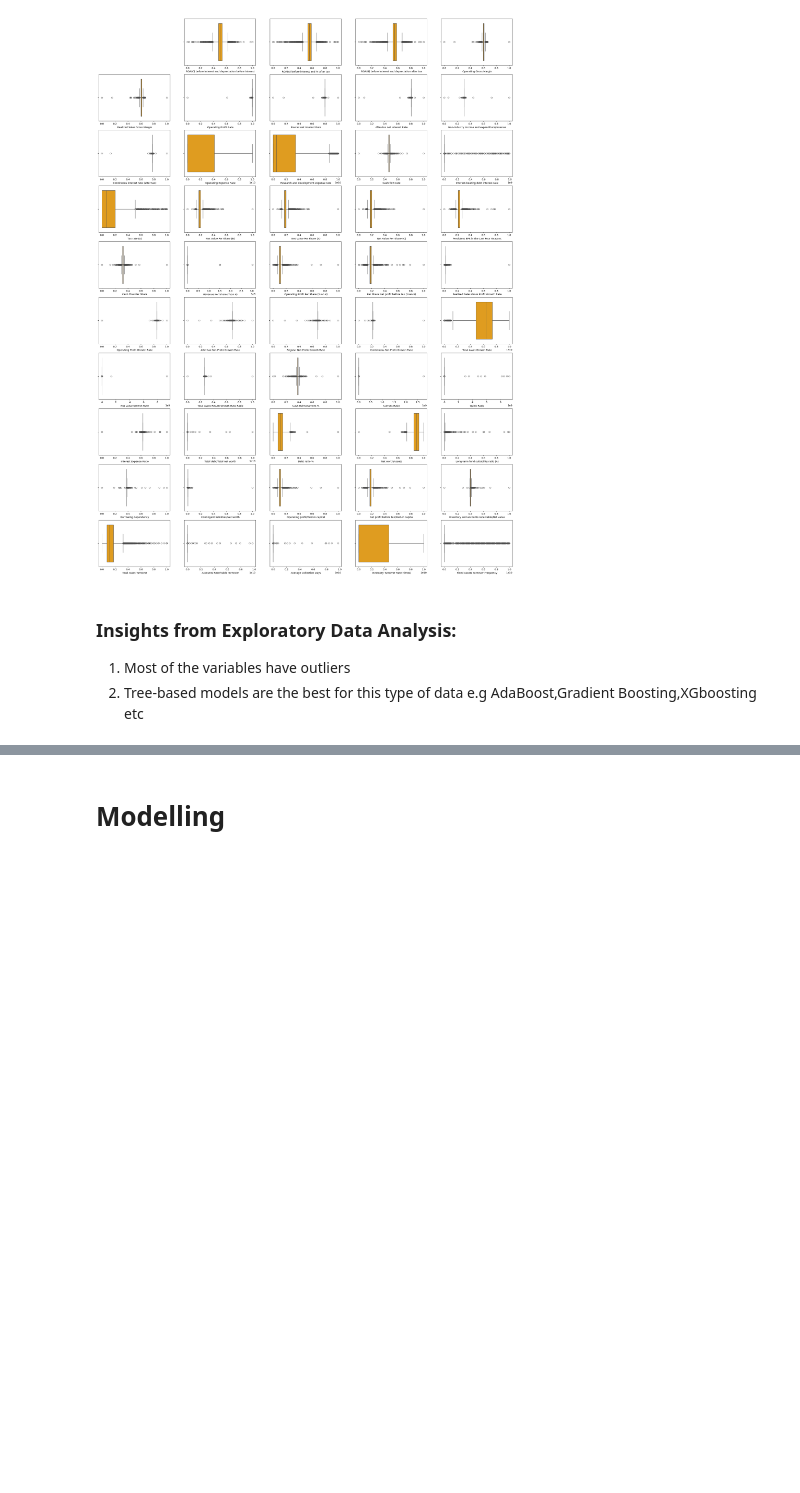
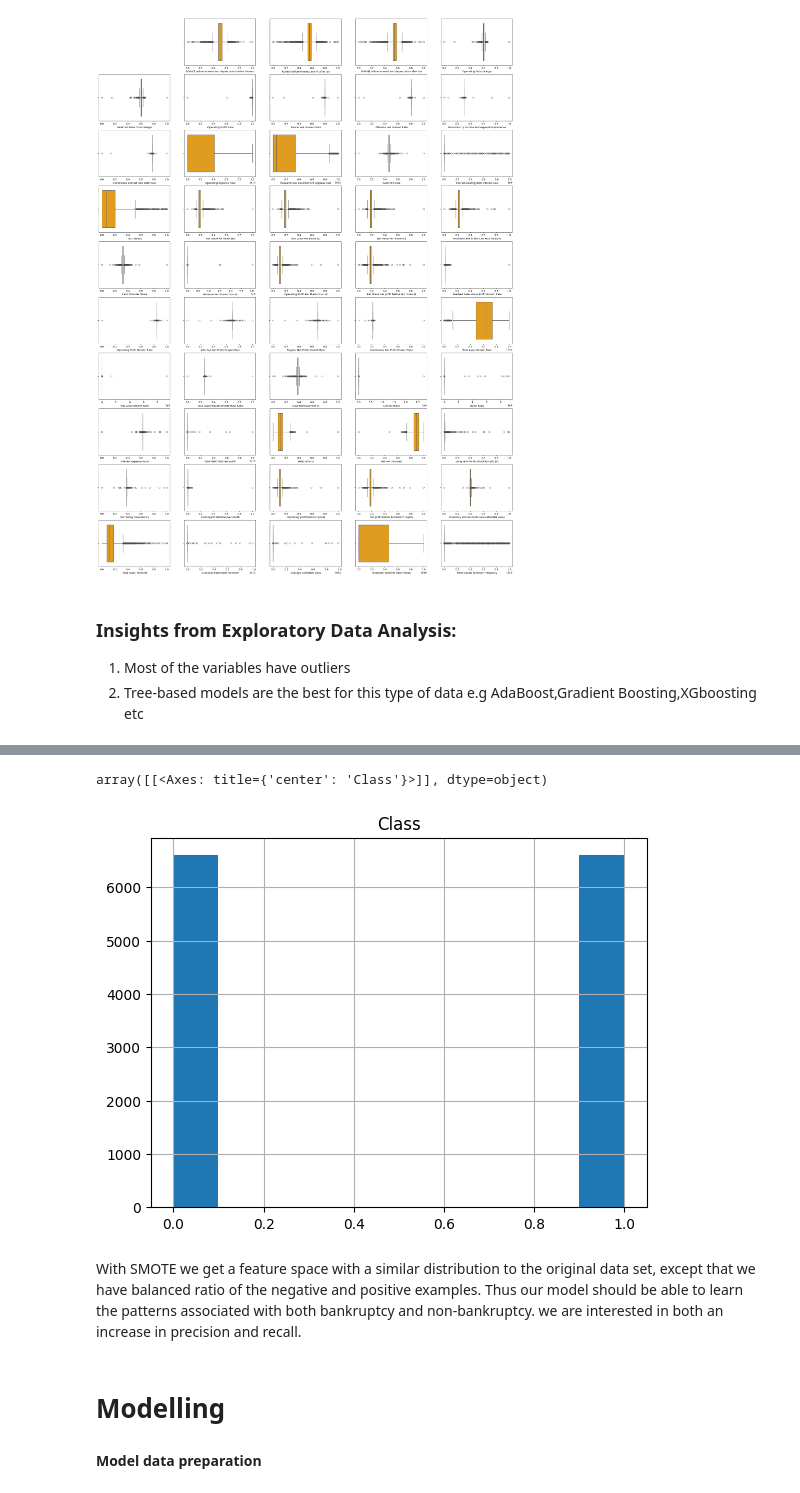
Before and after one commit to Karlajack/MachineLearning1, a Jupyter notebook: Capstone_Project_Taiwainese_bankruptcy_ML1.ipynb, the cells around one changed output, grey strips where cells are left out. Cells and saved outputs as stored; diff of their text form; code cells hidden in the pictures; blank space fills up the shorter version.

```diff
--- a/Capstone_Project_Taiwainese_bankruptcy_ML1.ipynb
+++ b/Capstone_Project_Taiwainese_bankruptcy_ML1.ipynb
@@ -154,0 +190,10 @@ ValueError: num must be an integer with 1 <= num <= 50, not 51
+# %%
+smote_sample=SMOTE(random_state=124,sampling_strategy='auto')
+x_res, y_res=smote_sample.fit_resample(X,y)
+#Ploting classes
+y_res.hist()
+# %% [output]
+array([[<Axes: title={'center': 'Class'}>]], dtype=object)
+[figure, added]
+# %% [markdown]
+With SMOTE we get a feature space with a similar distribution to the original data set, except that we have balanced ratio of the negative and positive examples. Thus our model should be able to learn the patterns associated with both bankruptcy and non-bankruptcy. we are interested in both an increase in precision and recall.
@@ -155,2 +202,4 @@ ValueError: num must be an integer with 1 <= num <= 50, not 51
 # %% [markdown]
 # Modelling
+# %% [markdown]
+**Model data preparation**
```
Also changed, not shown: parts of 10 cells of this notebook.
